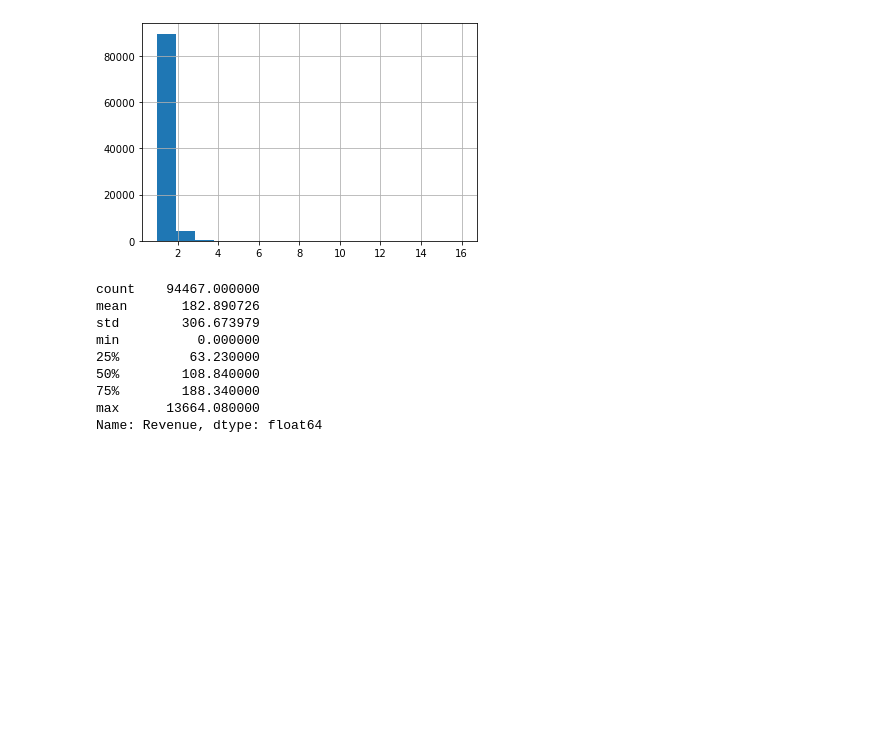
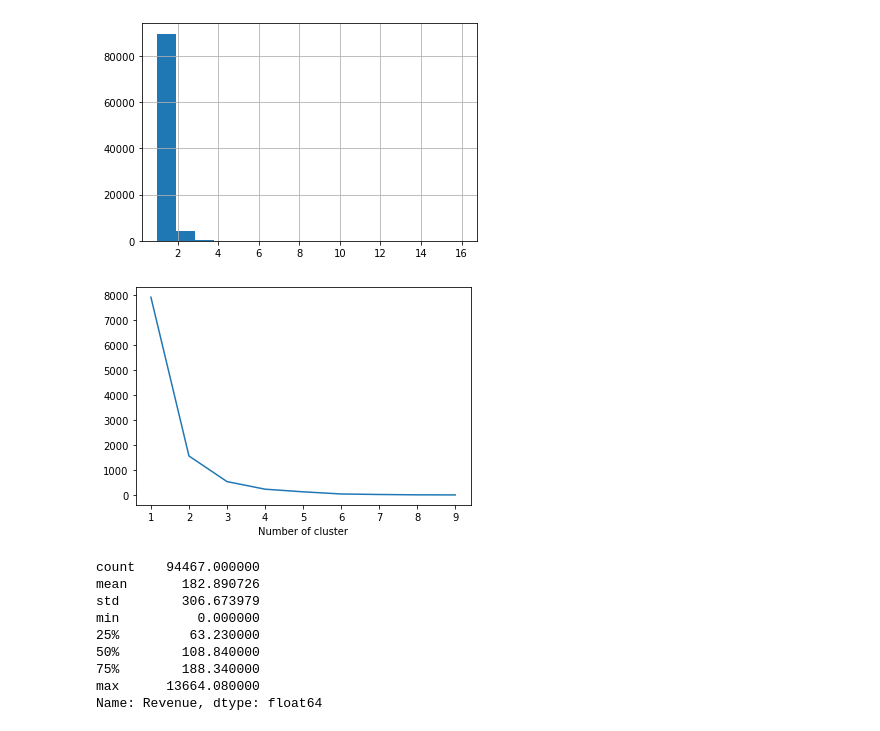
Before and after one commit to deakynek/SpringBoardProjects, a Jupyter notebook: Capstone3/EDA.ipynb, the cells around one changed output. Saved outputs shown, nothing was run; the diff lists cells and outputs as text; code cells hidden in the pictures; blank space fills up the shorter version.

```diff
--- a/Capstone3/EDA.ipynb
+++ b/Capstone3/EDA.ipynb
@@ -76,21 +76,29 @@ def PrintKmeansInertiaGraph(dataFrame, column):
     plt.show()
 
 
-def PerformKMeans(dataFrame, column, clusters):
-    kmeans = KMeans(n_clusters=clusters)
+def PerformKMeans(dataFrame, column, numClusters):
+    kmeans = KMeans(n_clusters=numClusters)
     kmeans.fit(dataFrame[[column]])
-    dataFrame['{0}Cluster'.format(column)] = kmeans.predict(dataFrame[[column]])
+    clusterCol = '{0}Cluster'.format(column)
+    clusters = kmeans.predict(dataFrame[[column]])
+
+    if(clusterCol in dataFrame.columns):
+        dataFrame.loc[:,clusterCol] = clusters
+    else:
+        dataFrame[clusterCol] = clusters
 
 
 #function for ordering cluster numbers
-def order_cluster(cluster_field_name, target_field_name,df,ascending):
-    new_cluster_field_name = 'new_' + cluster_field_name
-    df_new = df.groupby(cluster_field_name)[target_field_name].mean().reset_index()
-    df_new = df_new.sort_values(by=target_field_name,ascending=ascending).reset_index(drop=True)
+def clustersInOrder(clusterName, targetName, dataFrame, ascending):
+
+    #Set New Labels on Clusters, 0-max in order of mean targetName Value
+    df_new = dataFrame.groupby(clusterName)[targetName].mean().reset_index()
+    df_new = df_new.sort_values(by=targetName,ascending=ascending).reset_index(drop=True)
     df_new['index'] = df_new.index
-    df_final = pd.merge(df,df_new[[cluster_field_name,'index']], on=cluster_field_name)
-    df_final = df_final.drop([cluster_field_name],axis=1)
-    df_final = df_final.rename(columns={"index":cluster_field_name})
+
+    #Set New Labels of Clusters to
+    df_final = pd.merge(dataFrame,df_new[[clusterName,'index']], on=clusterName)
+    df_final = df_final.drop([clusterName],axis=1)
+    df_final = df_final.rename(columns={"index":clusterName})
+
     return df_final
-
-tx_user = order_cluster('RecencyCluster', 'Recency',tx_user,False)
@@ -126,6 +136,12 @@ Name: Recency, dtype: float64
 PrintKmeansInertiaGraph(buyers,'Recency')
 # %% [output]
 [figure]
+# %%
+#Generate Recency Clusters, named 'RecencyCluster'
+PerformKMeans(buyers,'Recency', 4)
+
+#Reset Cluster Names, Lower Recency = More Recent, Higher RecencyCluster
+buyers = clustersInOrder('RecencyCluster', 'Recency', buyers, False)
 # %%
 #Frequency
 freq = OL_Data.groupby('customer_unique_id').order_id.count().reset_index()
@@ -148,3 +164,7 @@ min          1.000000
 max         16.000000
 Name: Frequency, dtype: float64
 [figure]
+# %%
+PrintKmeansInertiaGraph(buyers,'Frequency')
+# %% [output]
+[figure, added]
```
Also changed, not shown: parts of 13 cells of this notebook.
